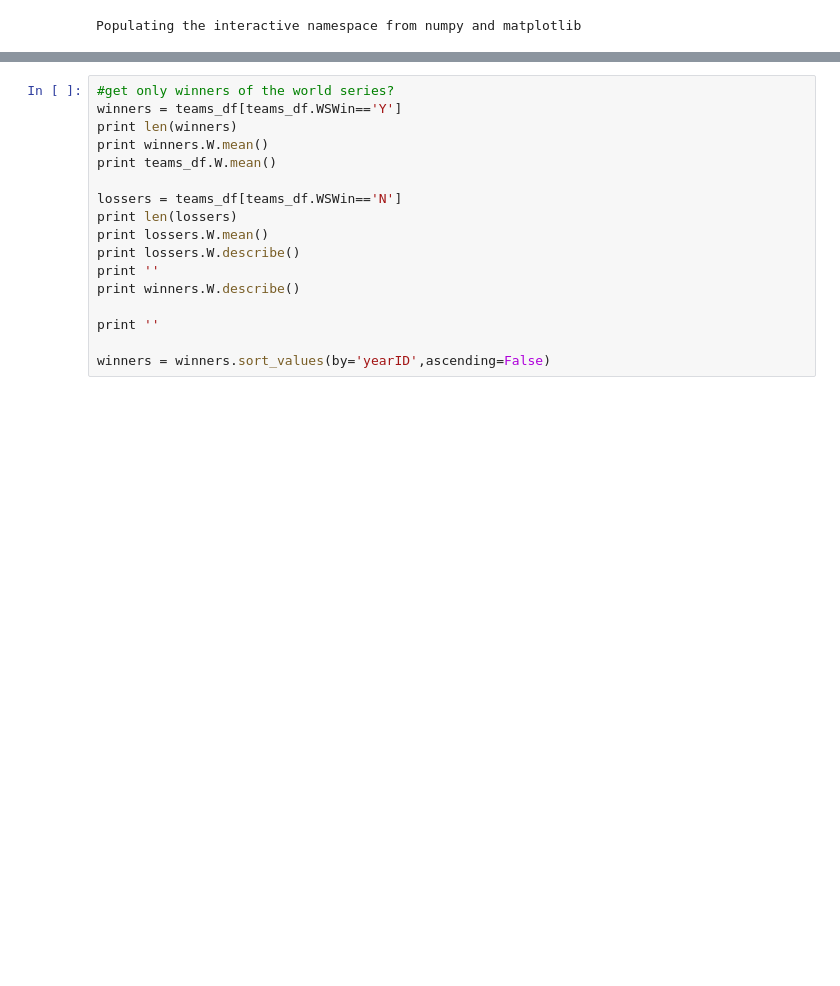
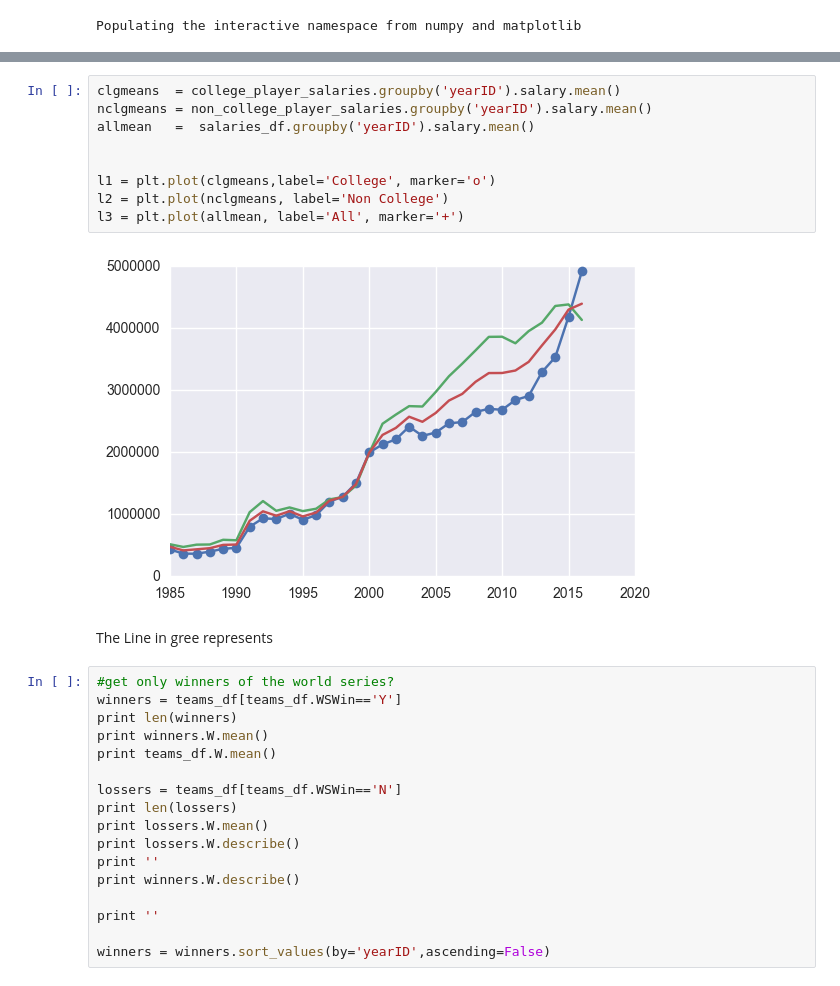
Before and after one commit to ulitosCoder/DataAnalysis, a Jupyter notebook: project_investigate_a_dataset/Baseball Data Analysis.ipynb, the cells around one changed output, grey strips where cells are left out. Drawn from its saved outputs; the diff is of its cells as text; blank space fills up the shorter version.

```diff
--- a/project_investigate_a_dataset/Baseball Data Analysis.ipynb
+++ b/project_investigate_a_dataset/Baseball Data Analysis.ipynb
@@ -127,3 +144,16 @@ fig.subplots_adjust(hspace = 0.8)
+# %%
+clgmeans  = college_player_salaries.groupby('yearID').salary.mean()
+nclgmeans = non_college_player_salaries.groupby('yearID').salary.mean()
+allmean   =  salaries_df.groupby('yearID').salary.mean()
+
+
+l1 = plt.plot(clgmeans,label='College', marker='o')
+l2 = plt.plot(nclgmeans, label='Non College')
+l3 = plt.plot(allmean, label='All', marker='+')
+# %% [output]
+[figure, added]
+# %% [markdown]
+The Line in gree represents
 # %%
 #get only winners of the world series?
 winners = teams_df[teams_df.WSWin=='Y']
```
Also changed, not shown: parts of 2 cells of this notebook.
